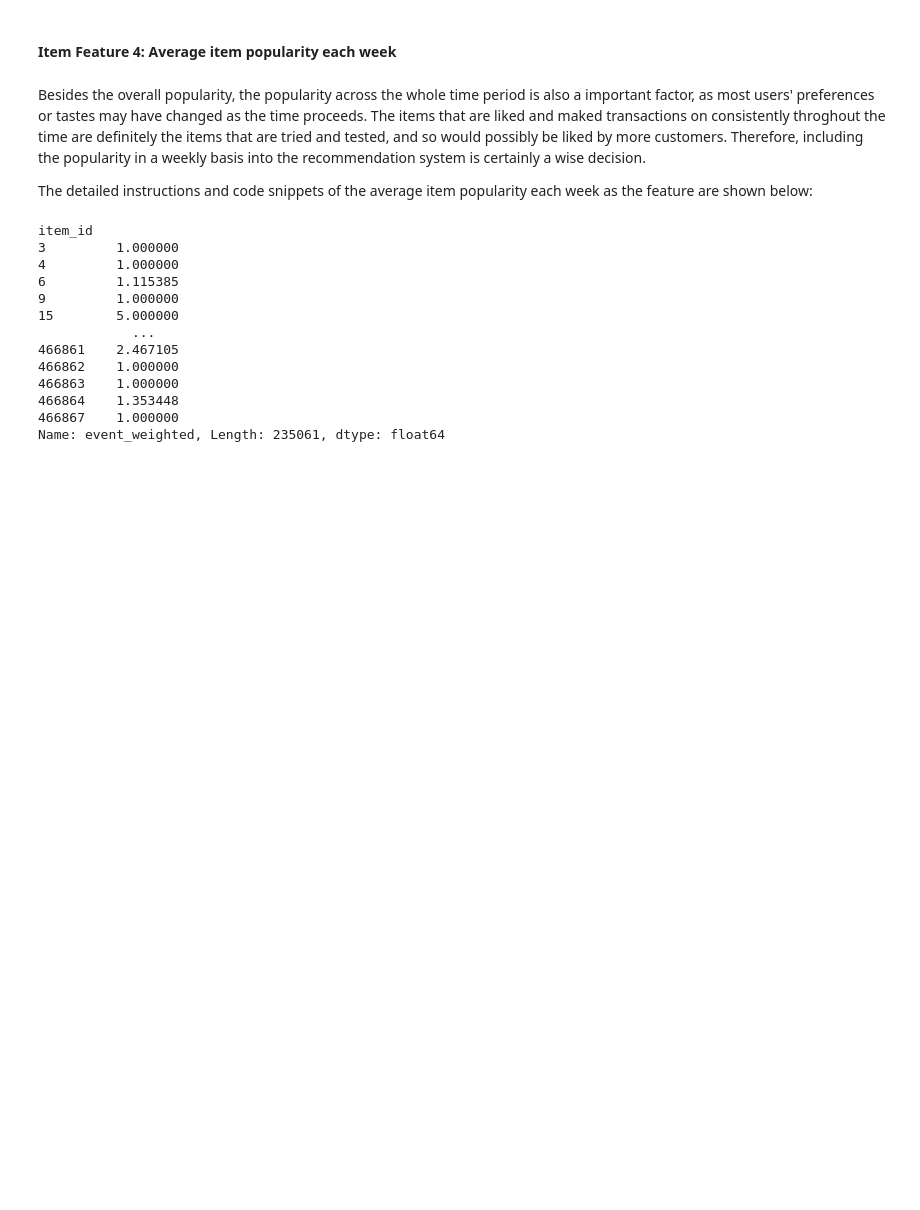
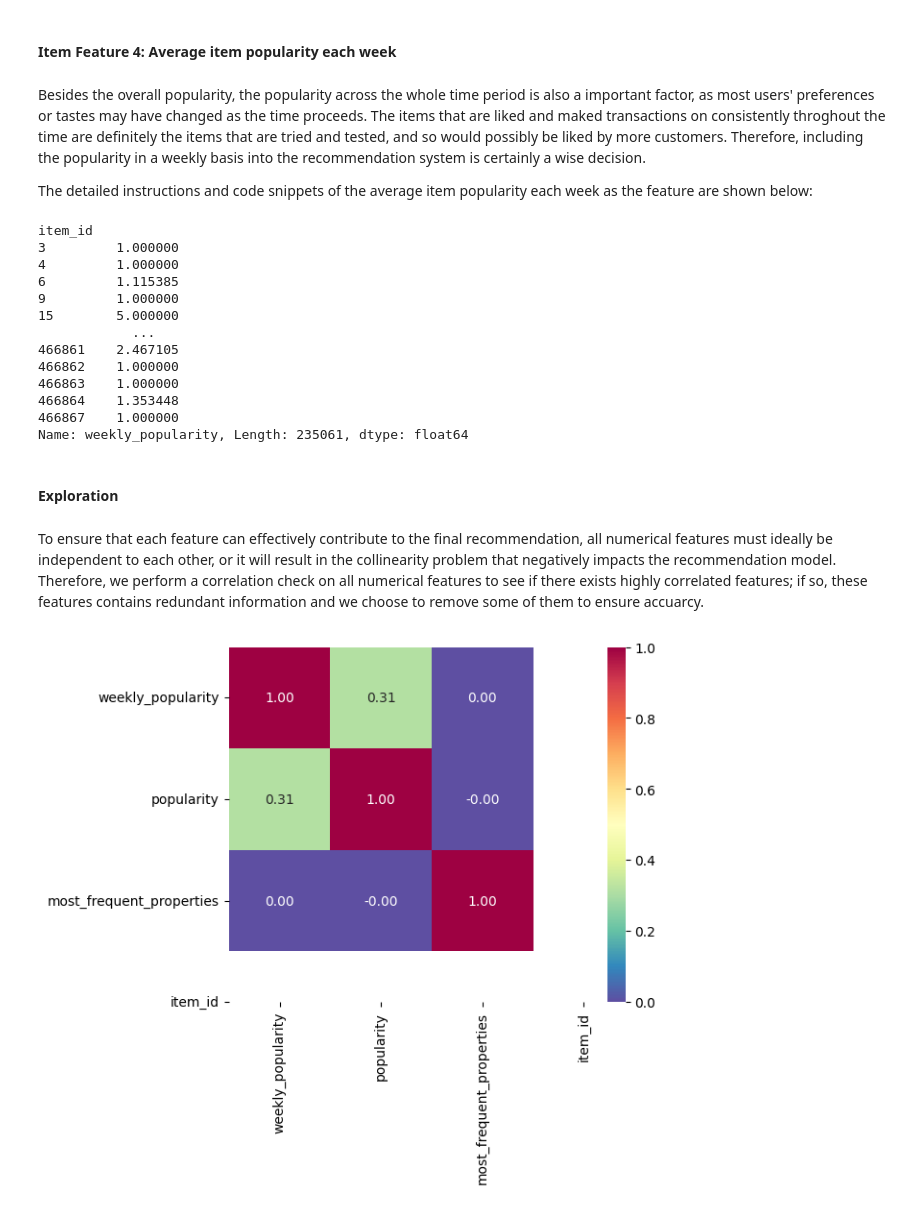
Before and after one commit to szheng3/recommendation-system, a Jupyter notebook: EDA_RetailRocket.ipynb, the cells around one changed output. Drawn from its saved outputs; the diff is of its cells as text; code cells hidden in the pictures; blank space fills up the shorter version.

```diff
--- a/EDA_RetailRocket.ipynb
+++ b/EDA_RetailRocket.ipynb
@@ -247,7 +249,6 @@ item_popularity_each_week.drop(['visitorid'], axis=1, inplace=True)
 item_popularity_each_week = item_popularity_each_week.groupby('itemid')['event_weighted'].mean()
 item_popularity_each_week.rename_axis('item_id', inplace=True)
 item_popularity_each_week.rename('weekly_popularity')
-print(item_popularity_each_week)
 # %% [output]
 item_id
 3         1.000000
@@ -261,10 +262,32 @@ item_id
 466863    1.000000
 466864    1.353448
 466867    1.000000
-Name: event_weighted, Length: 235061, dtype: float64
+Name: weekly_popularity, Length: 235061, dtype: float64
 # %%
 # Left join based on the item_id
 result_df = result_df.merge(item_popularity_each_week, on='item_id', how='left')
 
 # Fill NA values with 0
 result_df.fillna(0, inplace=True)
+
+# Rename the newly added column
+result_df.columns = ['item_id', 'category_id', 'popularity', 'most_frequent_properties', 'weekly_popularity']
+# %% [markdown]
+#### Exploration
+# %% [markdown]
+To ensure that each feature can effectively contribute to the final recommendation, all numerical features must ideally be independent to each other, or it will result in the collinearity problem that negatively impacts the recommendation model. Therefore, we perform a correlation check on all numerical features to see if there exists highly correlated features; if so, these features contains redundant information and we choose to remove some of them to ensure accuarcy.
+# %%
+df = result_df[['weekly_popularity', 'popularity', 'most_frequent_properties', 'item_id']] # item_id and category_id are both categorical features
+corrmat = df.corr(numeric_only=True)
+hm = sns.heatmap(corrmat,
+                 cbar=True,
+                 annot=True,
+                 square=True,
+                 fmt='.2f',
+                 annot_kws={'size': 10},
+                 yticklabels=df.columns,
+                 xticklabels=df.columns,
+                 cmap="Spectral_r")
+plt.show()
+# %% [output]
+[figure, added]
```
Also changed, not shown: parts of 6 cells of this notebook, 1 other file.
